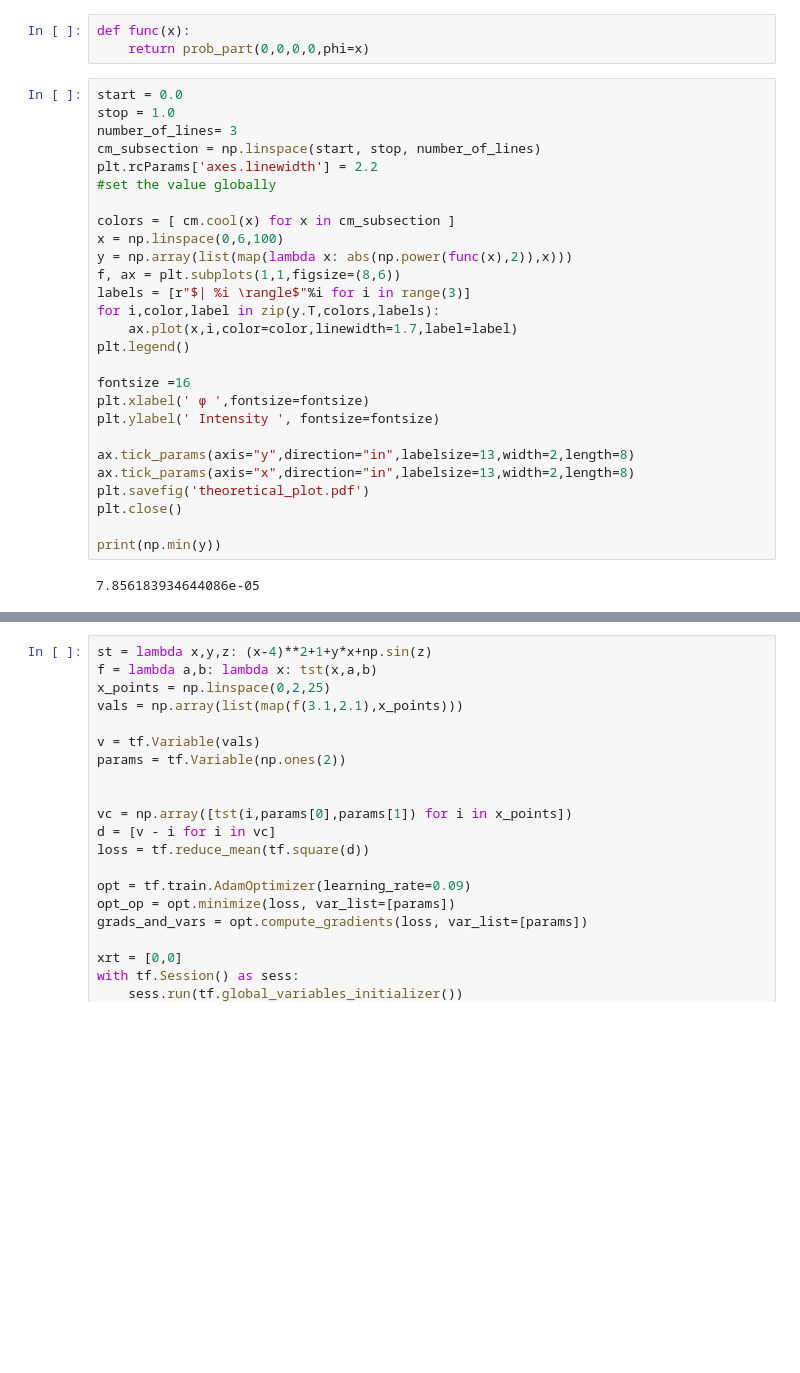
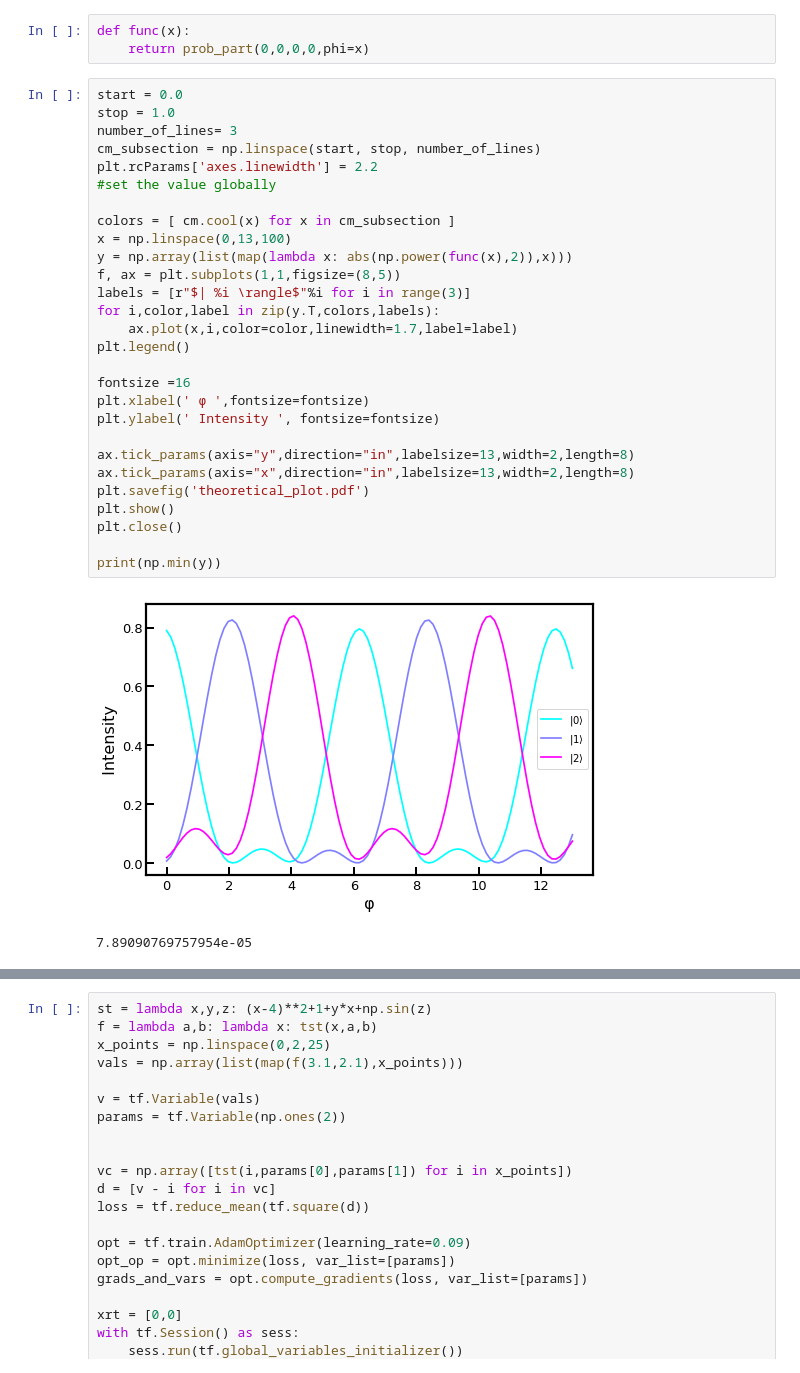
Before and after one commit to DaniloZZZ/quantTechLab, a Jupyter notebook: Fit/Test device func.ipynb, the cells around one changed output, grey strips where cells are left out. Cells and saved outputs as stored; diff of their text form; blank space fills up the shorter version.

Commit message:
experimental data nice graph

```diff
--- a/Fit/Test device func.ipynb
+++ b/Fit/Test device func.ipynb
@@ -21,32 +18,34 @@ def func(x):
 # %%
 start = 0.0
 stop = 1.0
 number_of_lines= 3
 cm_subsection = np.linspace(start, stop, number_of_lines)
 plt.rcParams['axes.linewidth'] = 2.2
 #set the value globally
 
 colors = [ cm.cool(x) for x in cm_subsection ]
-x = np.linspace(0,6,100)
+x = np.linspace(0,13,100)
 y = np.array(list(map(lambda x: abs(np.power(func(x),2)),x)))
-f, ax = plt.subplots(1,1,figsize=(8,6))
+f, ax = plt.subplots(1,1,figsize=(8,5))
 labels = [r"$| %i \rangle$"%i for i in range(3)]
 for i,color,label in zip(y.T,colors,labels):
     ax.plot(x,i,color=color,linewidth=1.7,label=label)
 plt.legend()
 
 fontsize =16
 plt.xlabel(' φ ',fontsize=fontsize)
 plt.ylabel(' Intensity ', fontsize=fontsize)
 
 ax.tick_params(axis="y",direction="in",labelsize=13,width=2,length=8)
 ax.tick_params(axis="x",direction="in",labelsize=13,width=2,length=8)
 plt.savefig('theoretical_plot.pdf')
+plt.show()
 plt.close()
 
 print(np.min(y))
 # %% [output]
+[figure, added]
-7.856183934644086e-05
+7.89090769757954e-05
 # %%
 
 from numpy import genfromtxt
```
Also changed, not shown: parts of 2 cells of this notebook, 3 other files.
